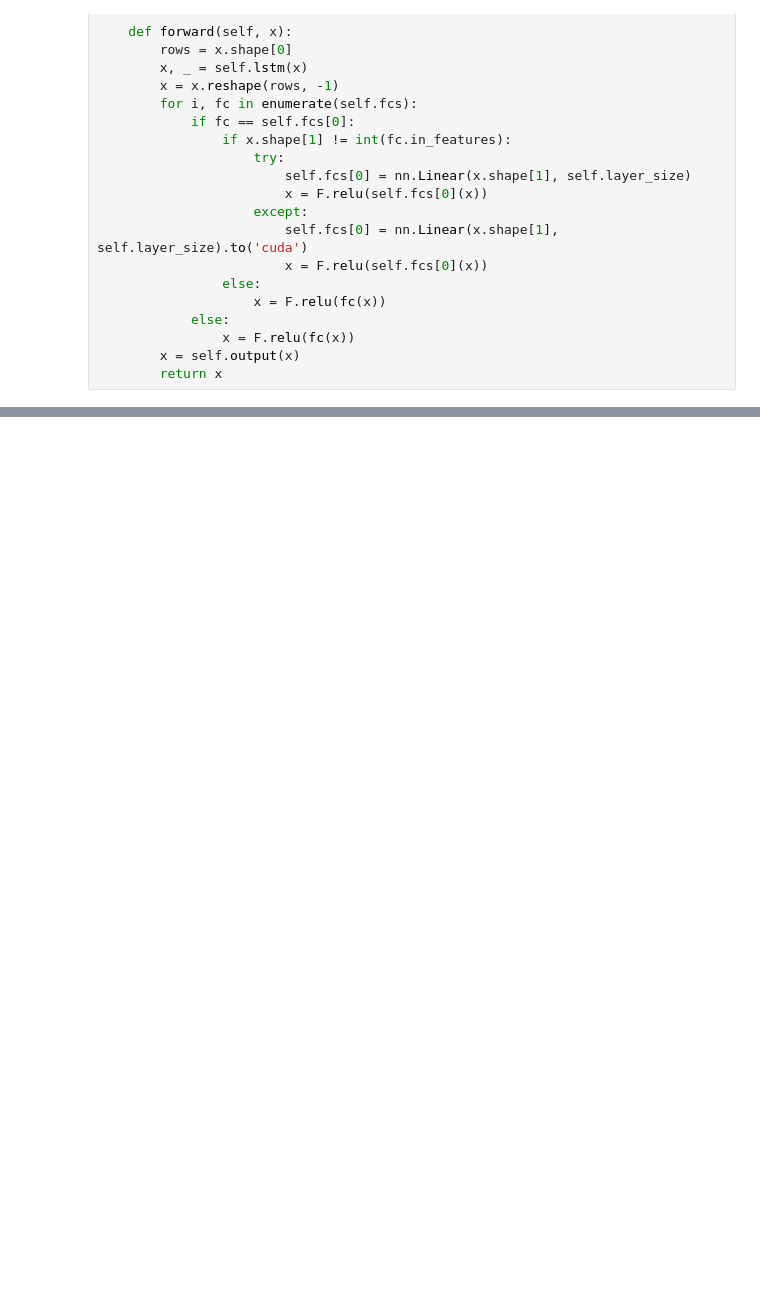
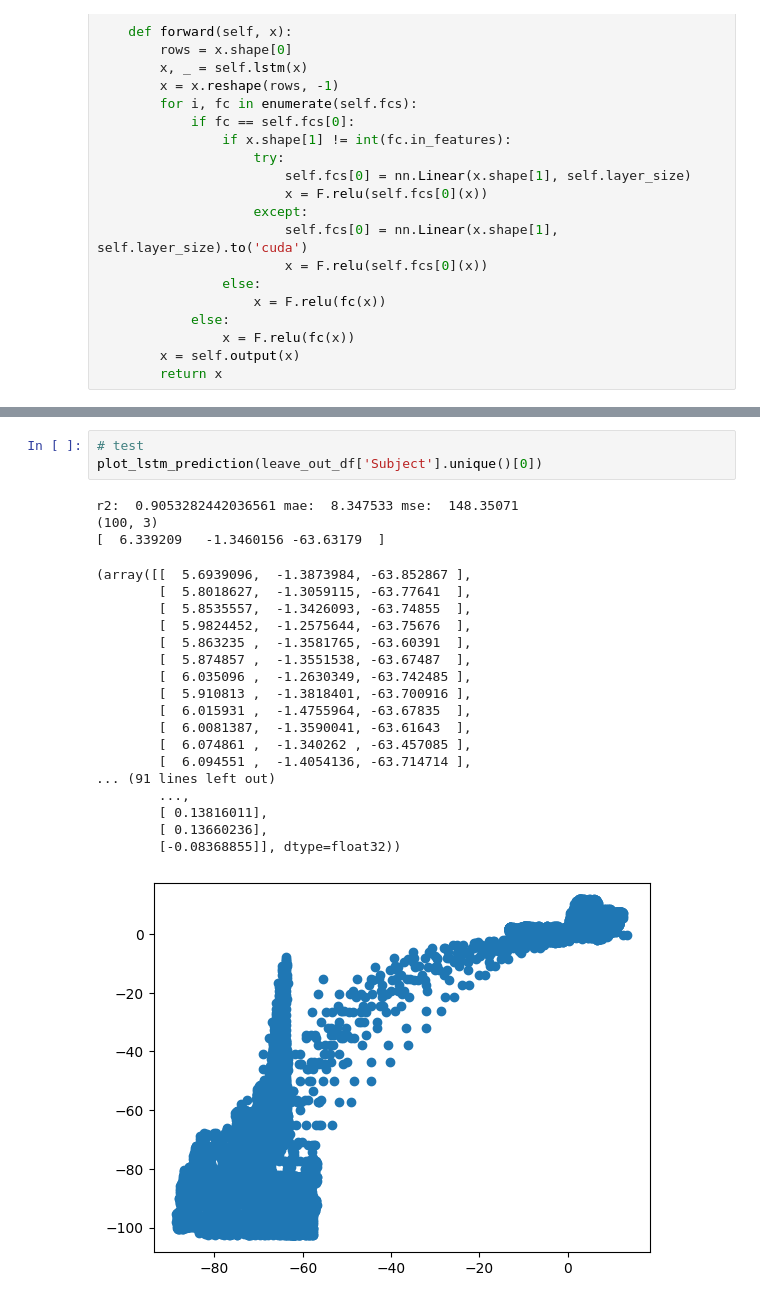
Before and after one commit to ericfonseca95/kmk, a Jupyter notebook: notebooks/LSTM_EXP.ipynb, the cells around one changed output, grey strips where cells are left out. Cells and saved outputs as stored; diff of their text form; blank space fills up the shorter version.

```diff
--- a/notebooks/LSTM_EXP.ipynb
+++ b/notebooks/LSTM_EXP.ipynb
@@ -291,0 +292,25 @@ print(pred_mean)
+# %%
+# test
+plot_lstm_prediction(leave_out_df['Subject'].unique()[0])
+# %% [output]
+r2:  0.9053282442036561 mae:  8.347533 mse:  148.35071
+(100, 3)
+[  6.339209   -1.3460156 -63.63179  ]
+(array([[  5.6939096,  -1.3873984, -63.852867 ],
+        [  5.8018627,  -1.3059115, -63.77641  ],
+        [  5.8535557,  -1.3426093, -63.74855  ],
+        [  5.9824452,  -1.2575644, -63.75676  ],
+        [  5.863235 ,  -1.3581765, -63.60391  ],
+        [  5.874857 ,  -1.3551538, -63.67487  ],
+        [  6.035096 ,  -1.2630349, -63.742485 ],
+        [  5.910813 ,  -1.3818401, -63.700916 ],
+        [  6.015931 ,  -1.4755964, -63.67835  ],
+        [  6.0081387,  -1.3590041, -63.61643  ],
+        [  6.074861 ,  -1.340262 , -63.457085 ],
+        [  6.094551 ,  -1.4054136, -63.714714 ],
+... (91 lines left out)
+        ...,
+        [ 0.13816011],
+        [ 0.13660236],
+        [-0.08368855]], dtype=float32))
+[figure, added]
```
Also changed, not shown: parts of 8 cells of this notebook, 1 other file.
